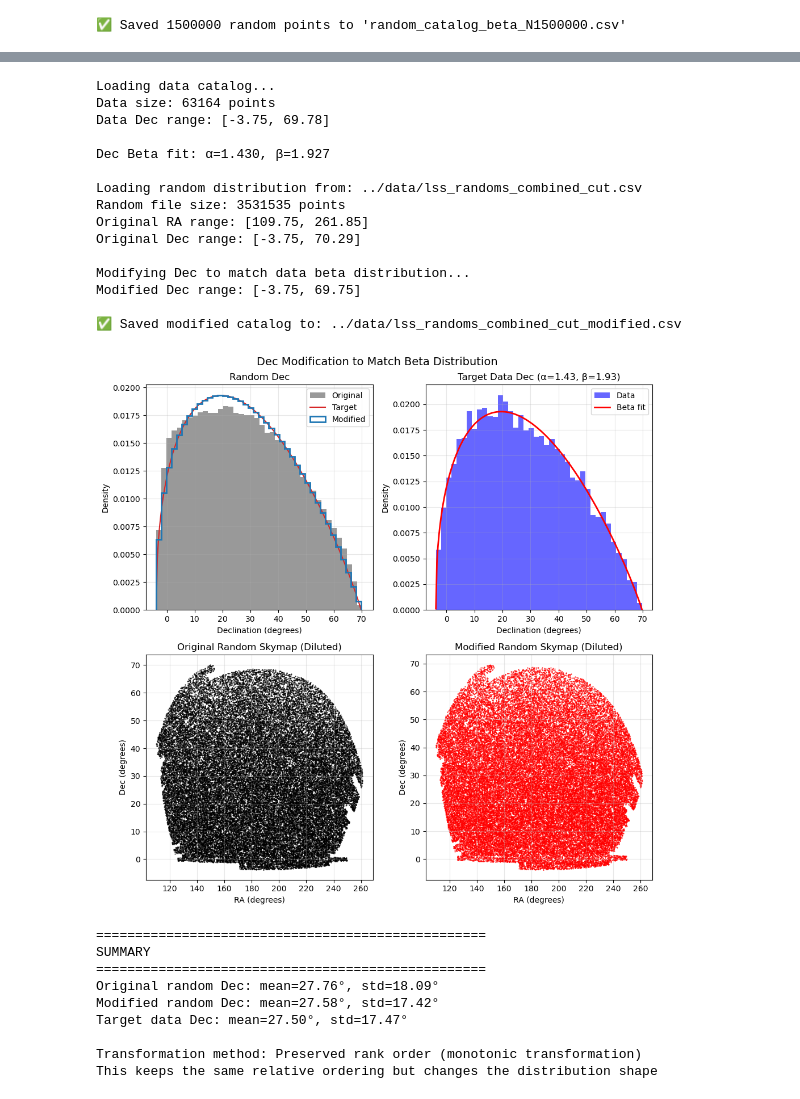
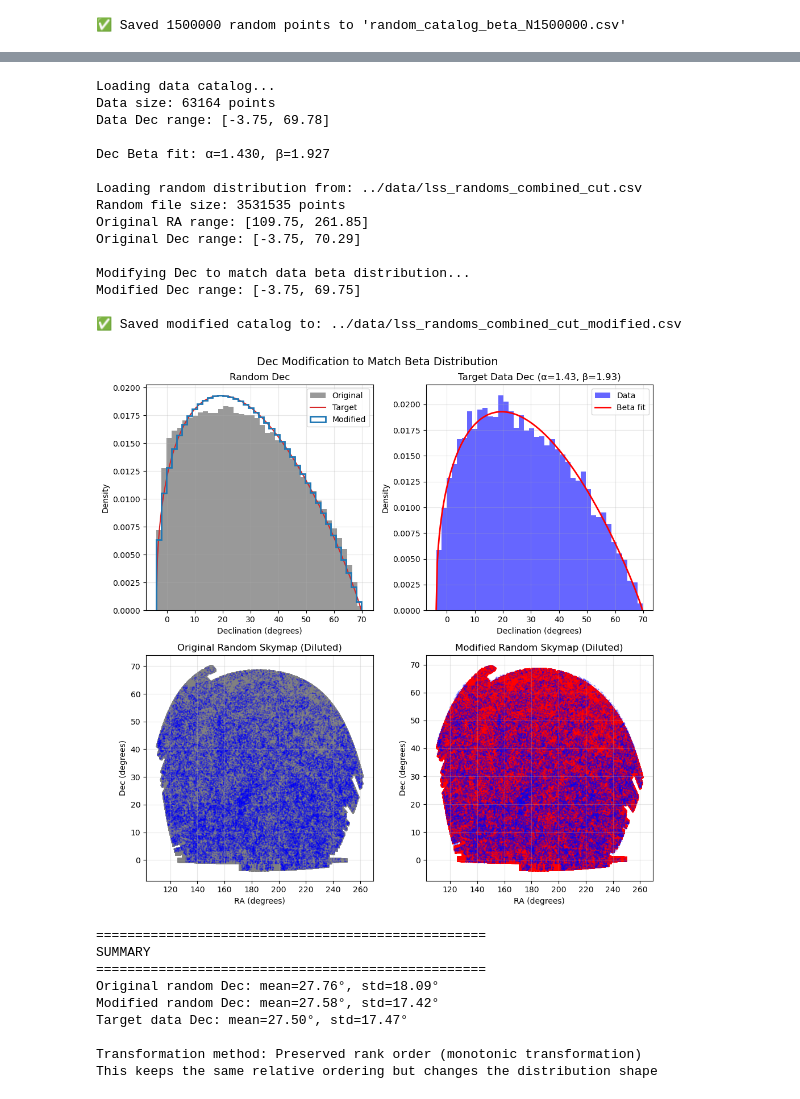
Before and after one commit to FedeDavilaKurban/filbao, a Jupyter notebook: check_dec_dist.ipynb, the cells around one changed output, grey strips where cells are left out. Drawn from its saved outputs; the diff is of its cells as text; code cells hidden in the pictures.

```diff
--- a/check_dec_dist.ipynb
+++ b/check_dec_dist.ipynb
@@ -587,6 +832,7 @@ if __name__ == "__main__":
     cat_selected = select_sample(cat_full)
 
     # Extract Dec from data
+    ra_data = cat_selected["ra"].values
     dec_data = cat_selected["dec"].values
     print(f"Data size: {len(dec_data)} points")
     print(f"Data Dec range: [{dec_data.min():.2f}, {dec_data.max():.2f}]")
@@ -642,7 +888,7 @@ if __name__ == "__main__":
     # Original random Dec
     axes[0, 0].hist(dec_original, bins=40, density=True, alpha=0.8, color='gray', label='Original')
     x_dec = np.linspace(dec_range[0], dec_range[1], 200)
-    axes[0, 0].plot(x_dec, dec_pdf(x_dec), c='C03', label='Target')
+    axes[0, 0].plot(x_dec, dec_pdf(x_dec), c='C03', label='Beta fit')
     axes[0, 0].hist(dec_modified, bins=40, density=True, alpha=1, color='C00', label='Modified', histtype='step', linewidth=2)
     axes[0, 0].set_xlabel('Declination (degrees)')
     axes[0, 0].set_ylabel('Density')
@@ -661,14 +907,16 @@ if __name__ == "__main__":
 
 
     # Original skymap
-    axes[1, 0].scatter(ra_original[:50000], dec_original[:50000], s=1, alpha=1, c='k', marker='.')
+    axes[1, 0].scatter(ra_original, dec_original, s=1, alpha=1, c='gray', marker='.')
+    axes[1, 0].scatter(ra_data, dec_data, s=1, alpha=0.3, c='blue', marker='.', label='Data')
     axes[1, 0].set_xlabel('RA (degrees)')
     axes[1, 0].set_ylabel('Dec (degrees)')
     axes[1, 0].set_title('Original Random Skymap (Diluted)')
     axes[1, 0].grid(True, alpha=0.3)
 
     # Modified skymap
-    axes[1, 1].scatter(ra_original[:50000], dec_modified[:50000], s=1, alpha=1, c='red', marker='.')
+    axes[1, 1].scatter(ra_original, dec_modified, s=1, alpha=1, c='red', marker='.')
+    axes[1, 1].scatter(ra_data, dec_data, s=1, alpha=0.3, c='blue', marker='.', label='Data')
     axes[1, 1].set_xlabel('RA (degrees)')
     axes[1, 1].set_ylabel('Dec (degrees)')
     axes[1, 1].set_title('Modified Random Skymap (Diluted)')
@@ -683,34 +931,34 @@ if __name__ == "__main__":
     print("\n" + "="*50)
     print("SUMMARY")
     print("="*50)
     print(f"Original random Dec: mean={dec_original.mean():.2f}°, std={dec_original.std():.2f}°")
     print(f"Modified random Dec: mean={dec_modified.mean():.2f}°, std={dec_modified.std():.2f}°")
     print(f"Target data Dec: mean={dec_data.mean():.2f}°, std={dec_data.std():.2f}°")
 
     # Show transformation method
     if preserve_order:
         print("\nTransformation method: Preserved rank order (monotonic transformation)")
         print("This keeps the same relative ordering but changes the distribution shape")
     else:
         print("\nTransformation method: Random reassignment")
         print("This completely randomizes Dec values according to target distribution")
 # %% [output]
 Loading data catalog...
 Data size: 63164 points
 Data Dec range: [-3.75, 69.78]
 
 Dec Beta fit: α=1.430, β=1.927
 
 Loading random distribution from: ../data/lss_randoms_combined_cut.csv
 Random file size: 3531535 points
 Original RA range: [109.75, 261.85]
 Original Dec range: [-3.75, 70.29]
 
 Modifying Dec to match data beta distribution...
 Modified Dec range: [-3.75, 69.75]
 
 ✅ Saved modified catalog to: ../data/lss_randoms_combined_cut_modified.csv
-[figure, old version]
+[figure, new version]
 ==================================================
 SUMMARY
 ==================================================
```
Also changed, not shown: parts of 1 cell of this notebook, 4 other files.
